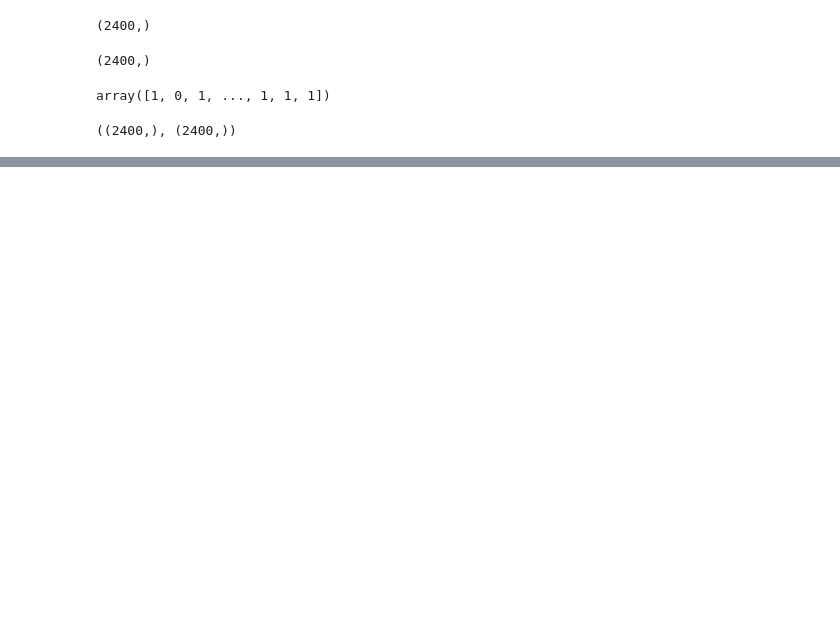
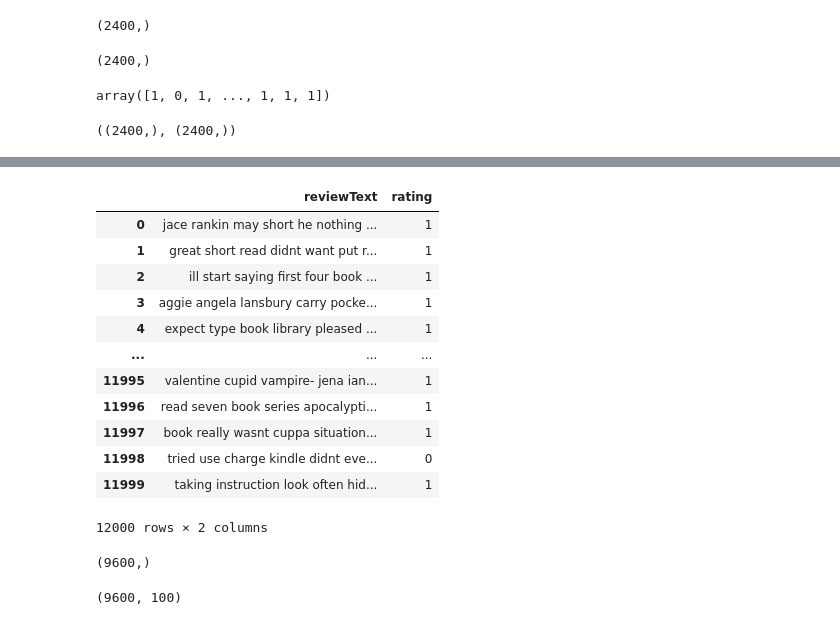
Before and after one commit to rajsengar1804-hub/Natural-language-processing-, a Jupyter notebook: kindle_review.ipynb, the cells around one changed output, grey strips where cells are left out. Drawn from its saved outputs; the diff is of its cells as text; code cells hidden in the pictures; blank space fills up the shorter version.

```diff
--- a/kindle_review.ipynb
+++ b/kindle_review.ipynb
@@ -406,0 +415,24 @@ weighted avg       0.76      0.76      0.76      2400
+# %%
+df
+# %% [output]
+|  | reviewText | rating |
+| 0 | jace rankin may short he nothing ... | 1 |
+| 1 | great short read didnt want put r... | 1 |
+| 2 | ill start saying first four book ... | 1 |
+| 3 | aggie angela lansbury carry pocke... | 1 |
+| 4 | expect type book library pleased ... | 1 |
+| ... | ... | ... |
+| 11995 | valentine cupid vampire- jena ian... | 1 |
+| 11996 | read seven book series apocalypti... | 1 |
+| 11997 | book really wasnt cuppa situation... | 1 |
+| 11998 | tried use charge kindle didnt eve... | 0 |
+| 11999 | taking instruction look often hid... | 1 |
+12000 rows × 2 columns
+# %%
+X_train.shape
+# %% [output]
+(9600,)
+# %%
+X_train_vec.shape
+# %% [output]
+(9600, 100)
```
Also changed, not shown: parts of 15 cells of this notebook.
